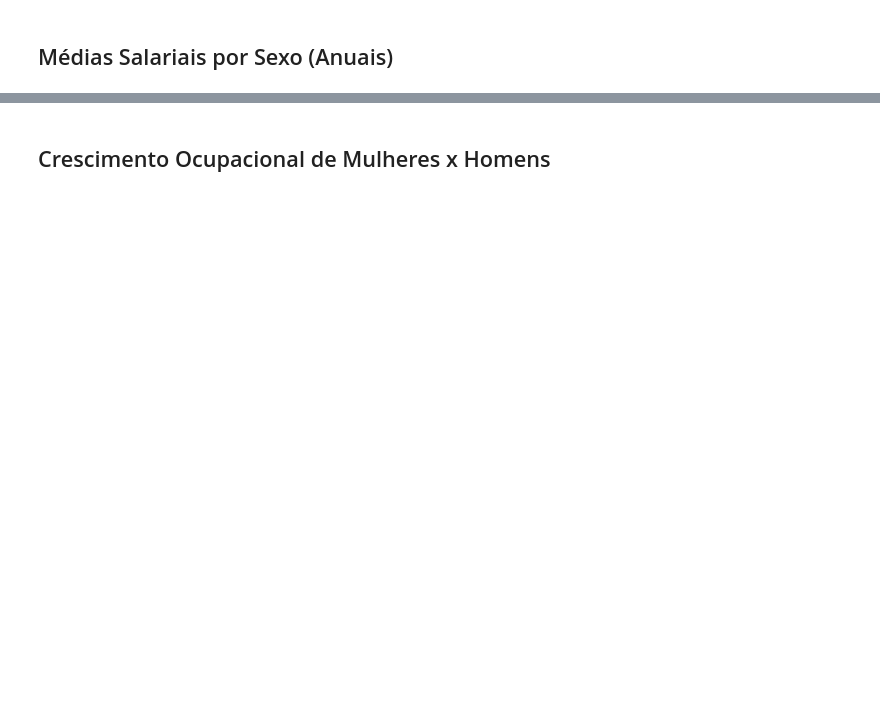
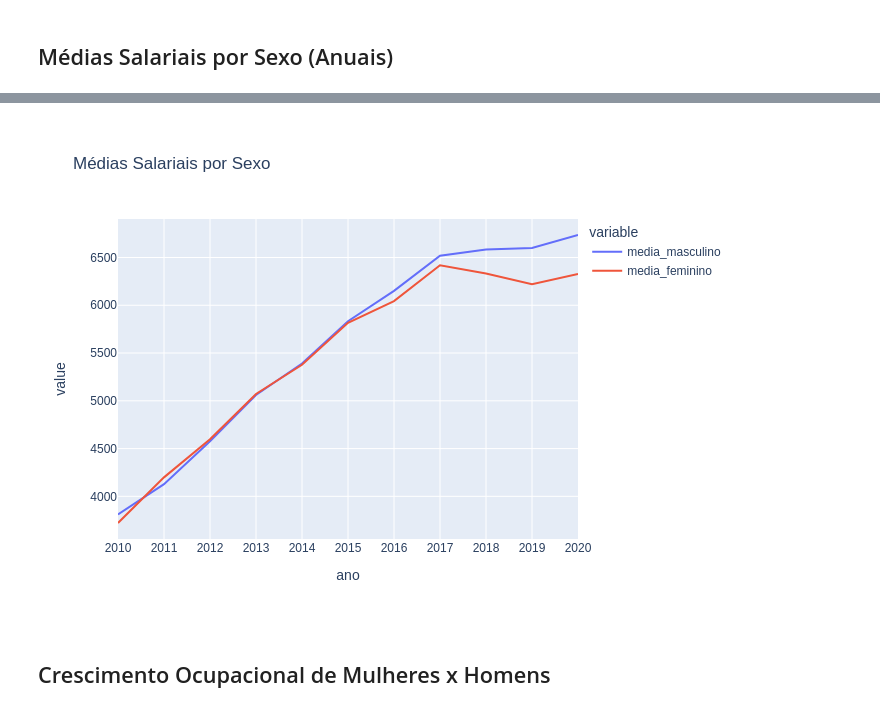
Before and after one commit to Mexazonic/HC_RAIS_ANALISE, a Jupyter notebook: [HC]Analise_RAIS.ipynb, the cells around one changed output, grey strips where cells are left out. Saved outputs shown, nothing was run; the diff lists cells and outputs as text; code cells hidden in the pictures; blank space fills up the shorter version.

```diff
--- a/[HC]Analise_RAIS.ipynb
+++ b/[HC]Analise_RAIS.ipynb
@@ -195,5 +205,7 @@ fig.update_xaxes(
     dtick="M1",
     tickformat="%b\n%Y",
     ticklabelmode="period")
-fig.show()
+#fig.show()
+fig.write_image('./images/' + ano + 'line_plot.png')
+Image(filename='./images/' + ano + 'line_plot.png')
 # %% [output]
@@ -201,3 +212,4 @@ fig.show()
+[figure, added]
 # %% [markdown]
 ## Crescimento Ocupacional de Mulheres x Homens
 # %%
```
Also changed, not shown: parts of 8 cells of this notebook.
